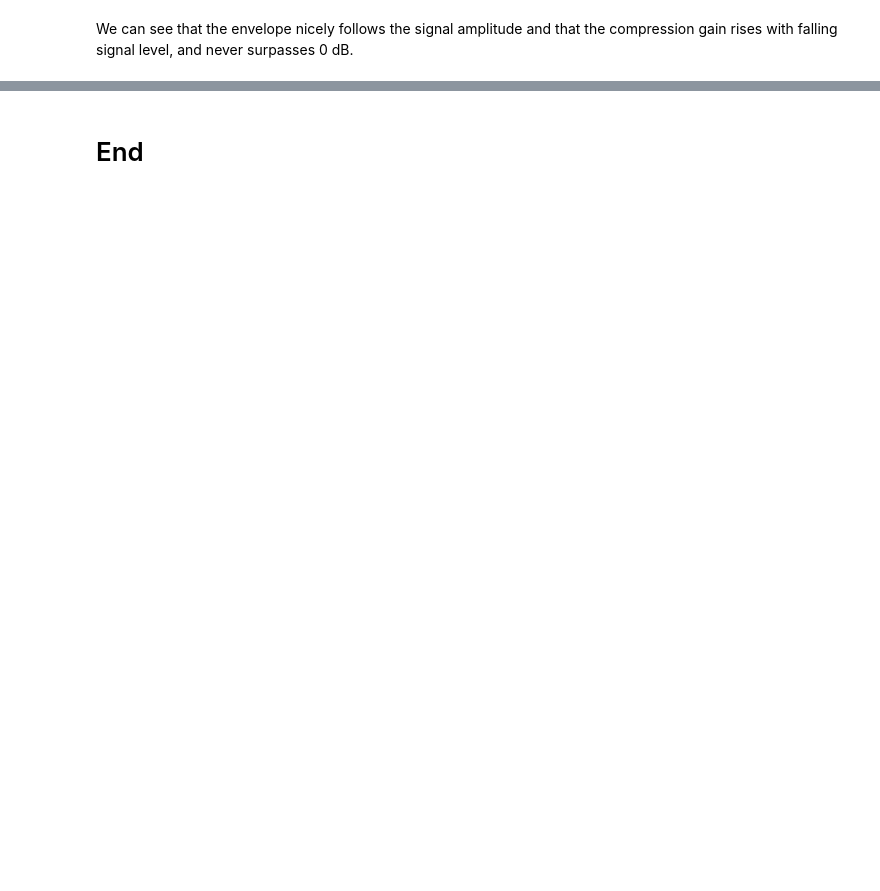
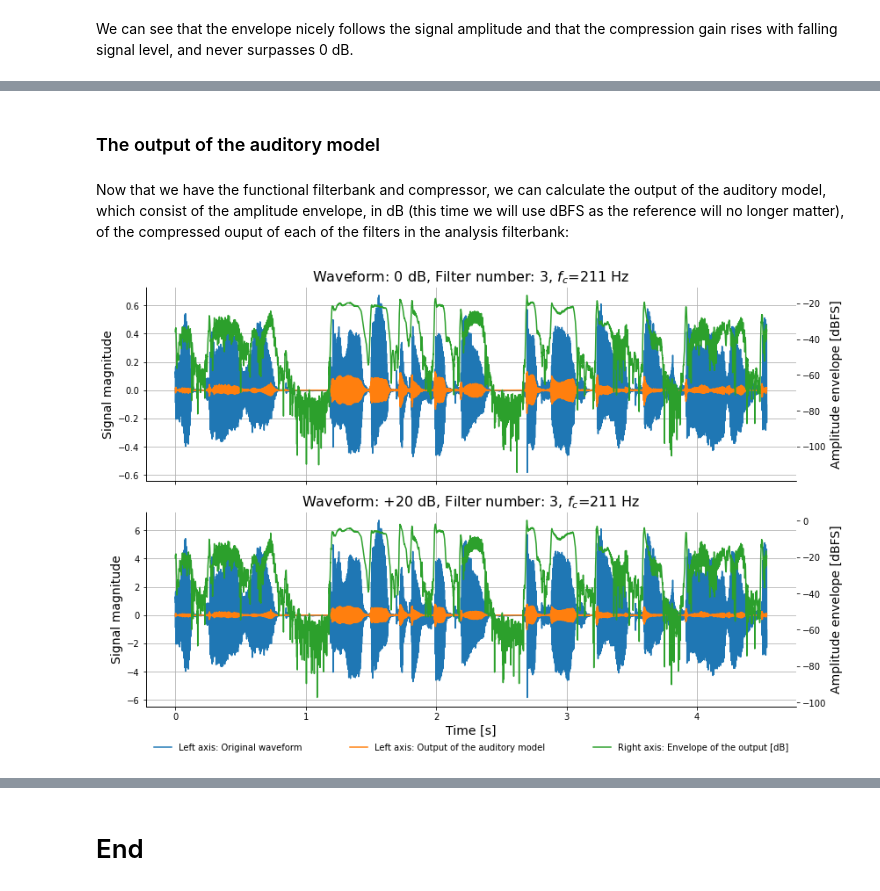
Before and after one commit to wrubino/deep-learning-2021-final-project, a Jupyter notebook: main.ipynb, the cells around one changed output, grey strips where cells are left out. Saved outputs shown, nothing was run; the diff lists cells and outputs as text; code cells hidden in the pictures; blank space fills up the shorter version.

```diff
--- a/main.ipynb
+++ b/main.ipynb
@@ -576,0 +580,8 @@ Looks good,
+# %% [markdown]
+### The output of the auditory model
+# %% [markdown]
+Now that we have the functional filterbank and compressor, we can calculate the output of the auditory model, which consist of the amplitude envelope, in dB (this time we will use dBFS as the reference will no longer matter), of the compressed ouput of each of the filters in the analysis filterbank:
+# %%
+tests.test_output_auditory_model()
+# %% [output]
+[figure, added]
```
Also changed, not shown: parts of 24 cells of this notebook, 5 other files.
